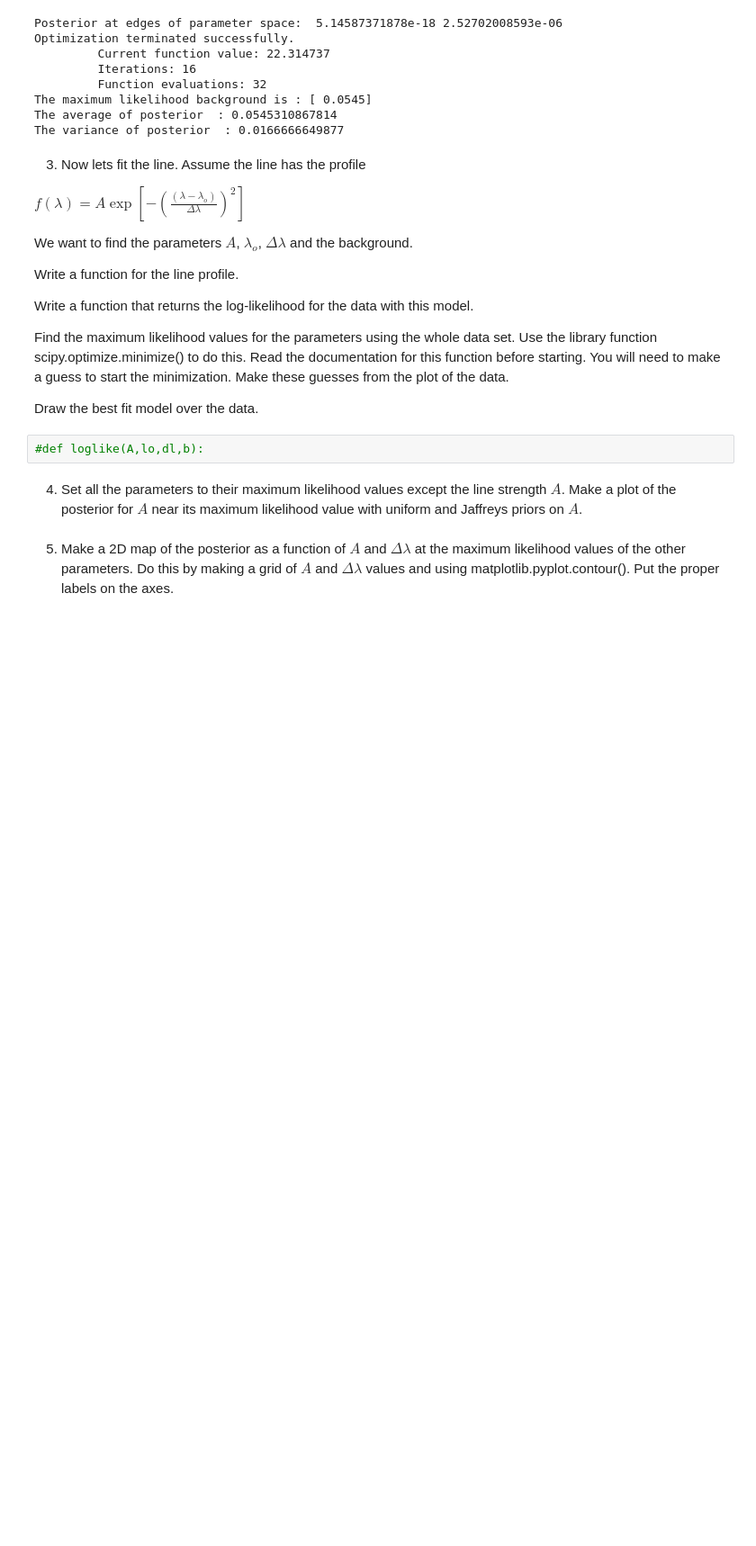
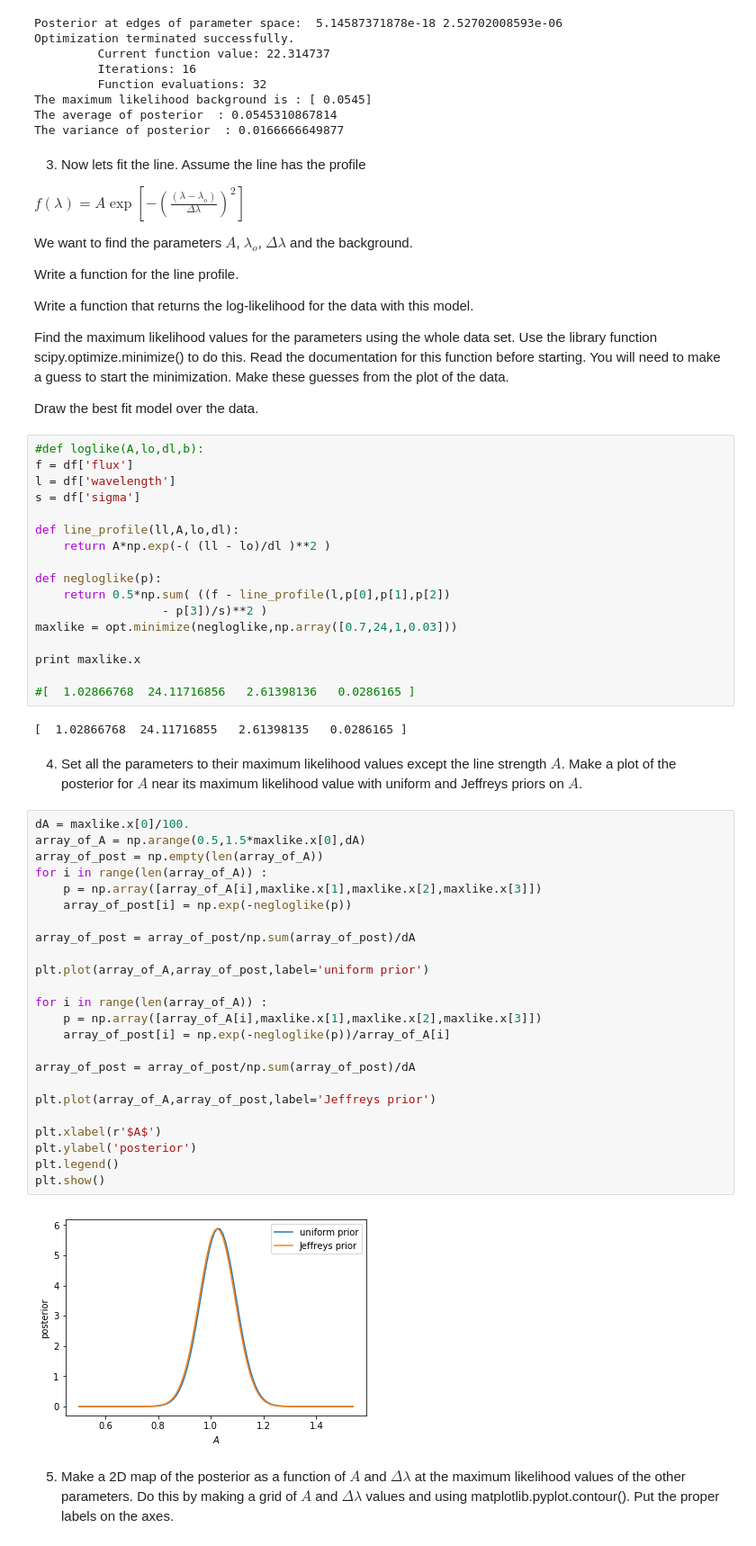
Before and after one commit to rbmetcalf/Practical-Statistics, a Jupyter notebook: tutorials/tut_05.ipynb, the cells around one changed output. Shown at 90% size. Cells and saved outputs as stored; diff of their text form; blank space fills up the shorter version.

```diff
--- a/tutorials/tut_05.ipynb
+++ b/tutorials/tut_05.ipynb
@@ -97,9 +97,52 @@ Write a function that returns the log-likelihood for the data with this model.
 Find the maximum likelihood values for the parameters using the whole data set.  Use the library function scipy.optimize.minimize() to do this.  Read the documentation for this function before starting.  You will need to make a guess to start the minimization.  Make these guesses from the plot of the data.
 
 Draw the best fit model over the data.
-# %%
-#def loglike(A,lo,dl,b):
+# %%
+#def loglike(A,lo,dl,b):
+f = df['flux']
+l = df['wavelength']
+s = df['sigma']
+
+def line_profile(ll,A,lo,dl):
+    return A*np.exp(-( (ll - lo)/dl )**2 )
+
+def negloglike(p):
+    return 0.5*np.sum( ((f - line_profile(l,p[0],p[1],p[2])
+                  - p[3])/s)**2 )
+maxlike = opt.minimize(negloglike,np.array([0.7,24,1,0.03]))
+
+print maxlike.x
+
+#[  1.02866768  24.11716856   2.61398136   0.0286165 ]
+# %% [output]
+[  1.02866768  24.11716855   2.61398135   0.0286165 ]
 # %% [markdown]
-4) Set all the parameters to their maximum likelihood values except the line strength $A$.  Make a plot of the posterior for $A$ near its maximum likelihood value with uniform and Jaffreys priors on $A$.
+4) Set all the parameters to their maximum likelihood values except the line strength $A$.  Make a plot of the posterior for $A$ near its maximum likelihood value with uniform and Jeffreys priors on $A$.
+# %%
+dA = maxlike.x[0]/100.
+array_of_A = np.arange(0.5,1.5*maxlike.x[0],dA)
+array_of_post = np.empty(len(array_of_A))
+for i in range(len(array_of_A)) :
+    p = np.array([array_of_A[i],maxlike.x[1],maxlike.x[2],maxlike.x[3]])
+    array_of_post[i] = np.exp(-negloglike(p))
+
+array_of_post = array_of_post/np.sum(array_of_post)/dA
+
+plt.plot(array_of_A,array_of_post,label='uniform prior')
+
+for i in range(len(array_of_A)) :
+    p = np.array([array_of_A[i],maxlike.x[1],maxlike.x[2],maxlike.x[3]])
+    array_of_post[i] = np.exp(-negloglike(p))/array_of_A[i]
+
+array_of_post = array_of_post/np.sum(array_of_post)/dA
+
+plt.plot(array_of_A,array_of_post,label='Jeffreys prior')
+
+plt.xlabel(r'$A$')
+plt.ylabel('posterior')
+plt.legend()
+plt.show()
+# %% [output]
+[figure, added]
 # %% [markdown]
 5) Make a 2D map of the posterior as a function of $A$ and $\Delta \lambda$ at the maximum likelihood values of the other parameters.  Do this by making a grid of $A$ and $\Delta \lambda$ values and using matplotlib.pyplot.contour().  Put the proper labels on the axes.
```
Also changed, not shown: parts of 5 cells of this notebook, 1 other file.
